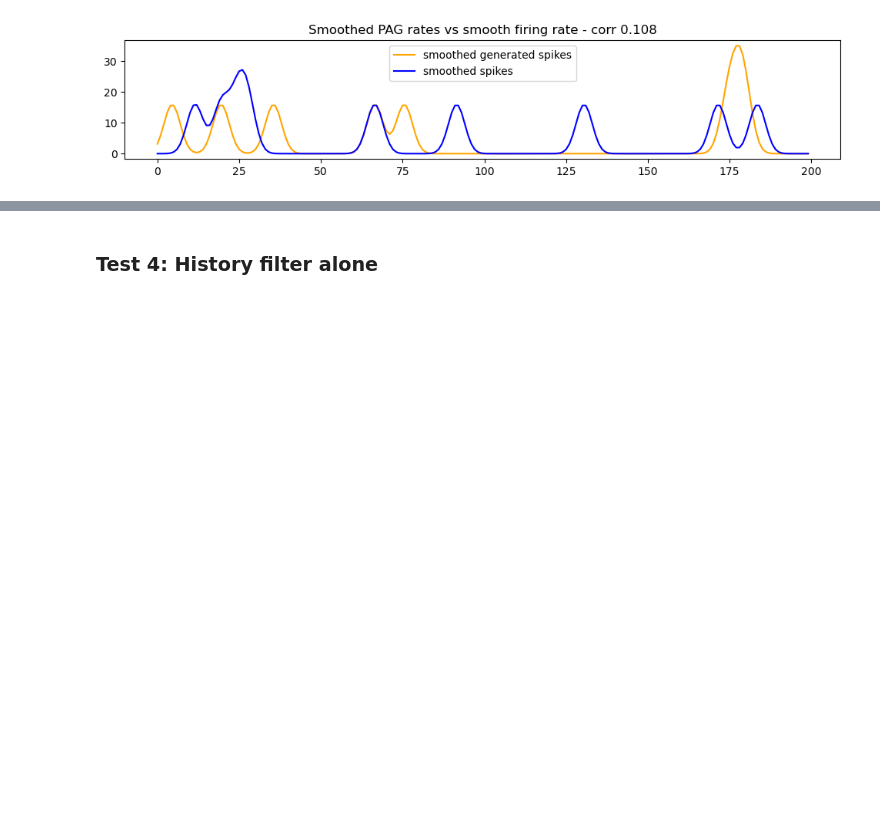
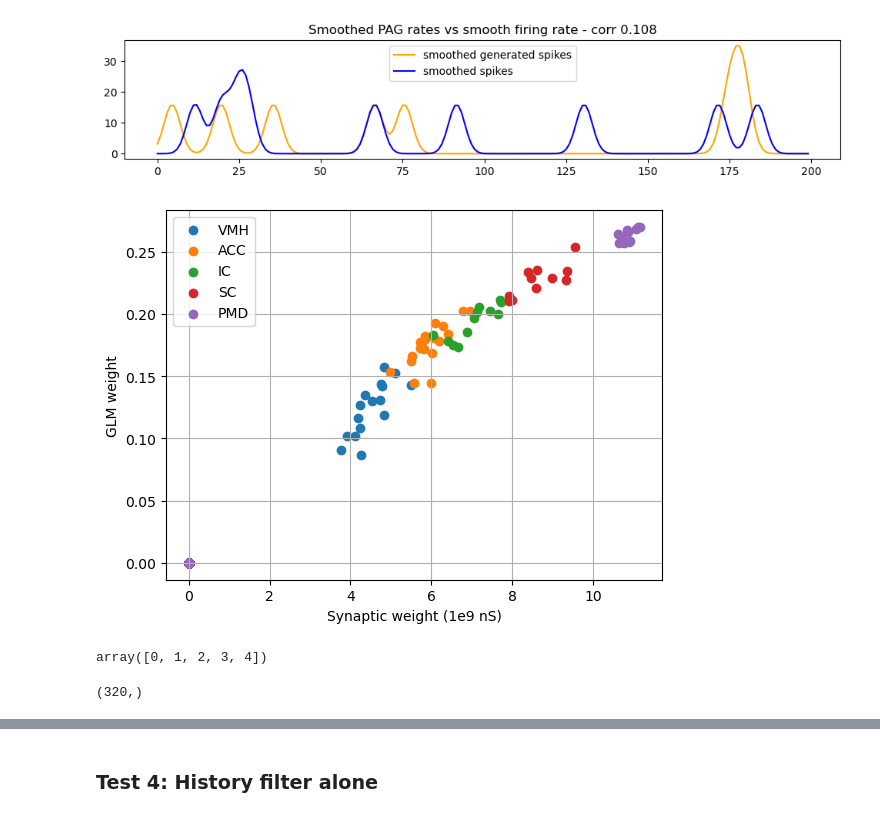
Before and after one commit to cngzlsh/pag_stim, a Jupyter notebook: beta_tests.ipynb, the cells around one changed output, grey strips where cells are left out. Saved outputs shown, nothing was run; the diff lists cells and outputs as text; code cells hidden in the pictures; blank space fills up the shorter version.

```diff
--- a/beta_tests.ipynb
+++ b/beta_tests.ipynb
@@ -86,14 +86,15 @@ glm = BernoulliGLMPyTorch(
     n_neurons_per_group=np.array([64, 64, 64, 64, 64]),
     link_fn='logistic',
     n_sessions=n_PAG_to_use,
-    regs=['weights_within_group'],
-    reg_params=1,
+    regs = ['weights_within_group'],
+    reg_params={'weights_within_group':np.array([1,1,1,1,1]),
+               },
     ).to(device)
 
-glm.linear.bias.data = torch.tensor([-100.]).to(device)
+glm.linear.bias.data = torch.tensor([-10.]).to(device)
 glm.linear.bias.requires_grad = False
 
-glm._load_state_dict(torch.load(f'{sim_data_path}sing_exp_reg1_beta=-100.pth'))
+# glm._load_state_dict(torch.load(f'{sim_data_path}sing_exp_reg1_beta=-100.pth'))
 
 glm.fit(X_train.T, y_train.T, n_iter=40000, lr=1e-3, verbose=1, decay=0.9999)
 glm.load_best_params()
@@ -186,15 +188,15 @@ glm = BernoulliGLMPyTorch(
     link_fn='logistic',
     n_sessions=n_PAG_to_use,
     regs = ['weights_within_group', 'beta'],
-    reg_params={'weights_within_group':np.array([100,100,100,100,100]),
-                'beta':np.array([1,1,3,2])
+    reg_params={'weights_within_group':np.array([1,1,1,1,1]),
+                'beta':np.array([100,0,1,0])
                },
     ).to(device)
 
 
-glm._load_state_dict(torch.load(f'{sim_data_path}sing_exp_reg1_betareg=2,3.pth'))
+# glm._load_state_dict(torch.load(f'{sim_data_path}sing_exp_reg1_betareg=2,3.pth'))
 
-# glm.fit(X_train.T, y_train.T, n_iter=40000, lr=1e-3, verbose=1, decay=0.9999)
+glm.fit(X_train.T, y_train.T, n_iter=40000, lr=1e-3, verbose=1, decay=0.9999)
 # glm.load_best_params()
 # torch.save(glm.state_dict(), f'{sim_data_path}sing_exp_reg1_betareg=2,3.pth')
 with torch.no_grad():
@@ -392,13 +411,13 @@ glm = BernoulliGLMPyTorch(
     n_sessions=n_PAG_to_use,
     regs = ['weights_within_group',
             'weights_sparsity'],
-    reg_params={'weights_within_group':np.array([100,100,100,100,100]),
+    reg_params={'weights_within_group':100,
                 'weights_sparsity':100
                },
     ).to(device)
 
-# glm._load_state_dict(torch.load(f'{sim_data_path}sing_exp_reg1_betareg=4,5.pth'))
+glm._load_state_dict(torch.load(f'{sim_data_path}sing_exp_reg100_spars100.pth'))
 
-glm.fit(X_train.T, y_train.T, n_iter=30000, lr=1e-3, verbose=1, decay=0.9999)
+# glm.fit(X_train.T, y_train.T, n_iter=30000, lr=1e-3, verbose=1, decay=0.9999)
 glm.load_best_params()
-torch.save(glm.state_dict(), f'{sim_data_path}sing_exp_reg100_spars100.pth')
+# torch.save(glm.state_dict(), f'{sim_data_path}sing_exp_reg100_spars100.pth')
@@ -491,3 +492,24 @@ plt.show()
 [figure]
 [figure]
 [figure]
+# %%
+cdict = {i:j for i,j in enumerate(brain_regions)}
+for g in np.unique(glm.synapse_origin_group):
+    ix = np.where(glm.synapse_origin_group == g)
+    plt.scatter(conns[:,:n_PAG_to_use,:].flatten()[ix], glm_w[0,ix], c=f'C{str(g)}', label=cdict[g])
+
+plt.xlabel('Synaptic weight (1e9 nS)')
+plt.ylabel('GLM weight')
+plt.legend()
+plt.grid()
+plt.show()
+# %% [output]
+[figure, added]
+# %%
+np.unique(glm.synapse_origin_group)
+# %% [output]
+array([0, 1, 2, 3, 4])
+# %%
+conns[:,:n_PAG_to_use,:].flatten().shape
+# %% [output]
+(320,)
```
Also changed, not shown: parts of 23 cells of this notebook, 3 other files.
